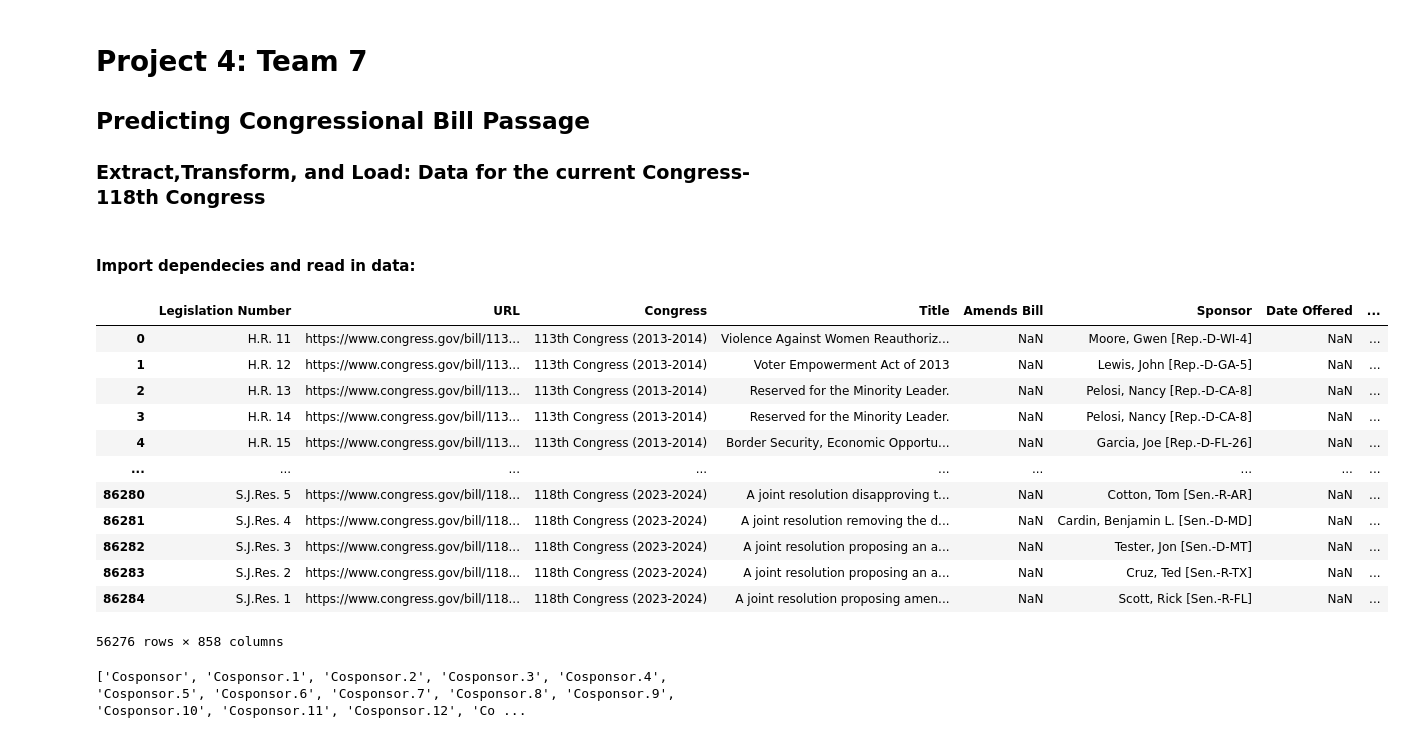
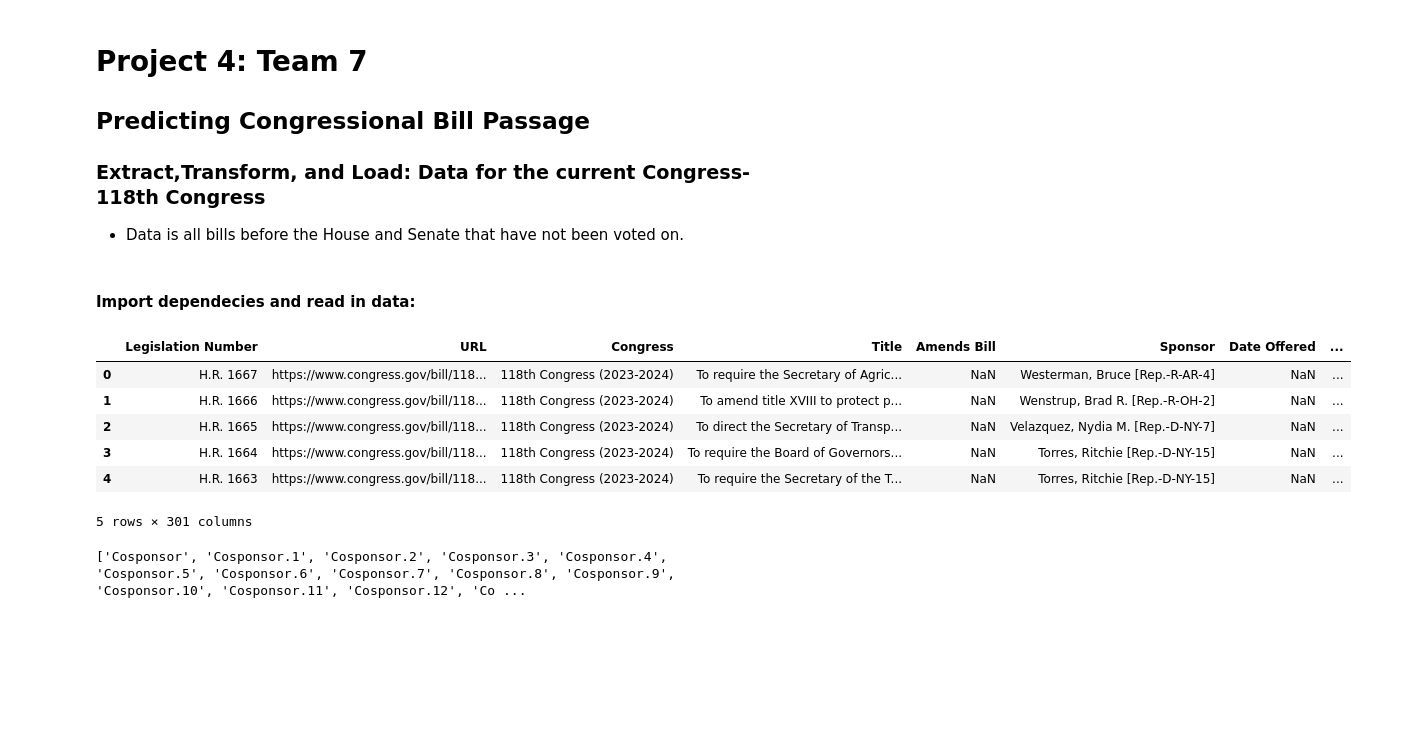
Before and after one commit to JJERANEK/Project-4, a Jupyter notebook: etl_ml_notebooks/etl_predict_currentbills.ipynb, the cells around one changed output. Saved outputs shown, nothing was run; the diff lists cells and outputs as text; code cells hidden in the pictures; blank space fills up the shorter version.

Commit message:
working on current bills predictions

```diff
--- a/etl_ml_notebooks/etl_predict_currentbills.ipynb
+++ b/etl_ml_notebooks/etl_predict_currentbills.ipynb
@@ -2,6 +2,7 @@
 # Project 4: Team 7
 ## Predicting Congressional Bill Passage
 ### Extract,Transform, and Load: Data for the current Congress- 118th Congress
+- Data is all bills before the House and Senate that have not been voted on.
 # %% [markdown]
 #### Import dependecies and read in data:
 # %%
@@ -9,44 +10,31 @@
 import pandas as pd
 import numpy as np
 # %%
-# Read in master data from S3 bucket on AWS:
-master_df = pd.read_csv('https://project-4-team7.s3.ca-central-1.amazonaws.com/c113_c118_master.csv', index_col=[0])
+# Read in currentbills.csv, this is current bills before Congress, none that have been voted on or passed:
+current_df = pd.read_csv('../Resources/currentbills.csv')
 # Split data into raw df for the House and Senata data
-df_house = master_df[master_df['Legislation Number'].str.contains("H.J|H.R.")==True]
+df_house = current_df[current_df['Legislation Number'].str.contains("H.J|H.R.")==True]
 df_house.reset_index(drop=True)
-df_senate = master_df[master_df['Legislation Number'].str.contains("S.J|S.")==True]
+df_senate = current_df[current_df['Legislation Number'].str.contains("S.J|S.")==True]
 df_senate.reset_index(drop=True)
 
 # Select only the columns that will be needed:
 df_house = df_house[['Legislation Number', 'Congress', 'Title', 'Sponsor',
        'Date of Introduction', 'Number of Cosponsors', 'Committees',
-       'Latest Action', 'Latest Action Date', 'Latest Summary', 'Subject']]
+       'Latest Action', 'Latest Action Date', 'Subject']]
 df_senate = df_senate[['Legislation Number', 'Congress', 'Title', 'Sponsor',
        'Date of Introduction', 'Number of Cosponsors', 'Committees',
-       'Latest Action', 'Latest Action Date', 'Latest Summary', 'Subject']]
-
-# Save raw house and senate files to .csv:
-# df_house.to_csv('../Resources/House_113_118.csv', index=False)
-# df_senate.to_csv('../Resources/Senate_113_118.csv', index=False)
-# Load all of these files to s3 bucket on AWS since they are too big for repo:
-# df_house = pd.read_csv('https://project-4-team7.s3.ca-central-1.amazonaws.com/House_113_118.csv', index_col=[0])
-# df_senate = pd.read_csv('https://project-4-team7.s3.ca-central-1.amazonaws.com/Senate_113_118.csv', index_col=[0])
+       'Latest Action', 'Latest Action Date', 'Subject']]
 
 # Check master df:
-master_df.head()
+current_df.head()
 # %% [output]
 |  | Legislation Number | URL | Congress | Title | Amends Bill | Sponsor | Date Offered | ... |
-| 0 | H.R. 11 | https://www.congress.gov/bill/113... | 113th Congress (2013-2014) | Violence Against Women Reauthoriz... | NaN | Moore, Gwen [Rep.-D-WI-4] | NaN | ... |
-| 1 | H.R. 12 | https://www.congress.gov/bill/113... | 113th Congress (2013-2014) | Voter Empowerment Act of 2013 | NaN | Lewis, John [Rep.-D-GA-5] | NaN | ... |
-| 2 | H.R. 13 | https://www.congress.gov/bill/113... | 113th Congress (2013-2014) | Reserved for the Minority Leader. | NaN | Pelosi, Nancy [Rep.-D-CA-8] | NaN | ... |
-| 3 | H.R. 14 | https://www.congress.gov/bill/113... | 113th Congress (2013-2014) | Reserved for the Minority Leader. | NaN | Pelosi, Nancy [Rep.-D-CA-8] | NaN | ... |
-| 4 | H.R. 15 | https://www.congress.gov/bill/113... | 113th Congress (2013-2014) | Border Security, Economic Opportu... | NaN | Garcia, Joe [Rep.-D-FL-26] | NaN | ... |
-| ... | ... | ... | ... | ... | ... | ... | ... | ... |
-| 86280 | S.J.Res. 5 | https://www.congress.gov/bill/118... | 118th Congress (2023-2024) | A joint resolution disapproving t... | NaN | Cotton, Tom [Sen.-R-AR] | NaN | ... |
-| 86281 | S.J.Res. 4 | https://www.congress.gov/bill/118... | 118th Congress (2023-2024) | A joint resolution removing the d... | NaN | Cardin, Benjamin L. [Sen.-D-MD] | NaN | ... |
-| 86282 | S.J.Res. 3 | https://www.congress.gov/bill/118... | 118th Congress (2023-2024) | A joint resolution proposing an a... | NaN | Tester, Jon [Sen.-D-MT] | NaN | ... |
-| 86283 | S.J.Res. 2 | https://www.congress.gov/bill/118... | 118th Congress (2023-2024) | A joint resolution proposing an a... | NaN | Cruz, Ted [Sen.-R-TX] | NaN | ... |
-| 86284 | S.J.Res. 1 | https://www.congress.gov/bill/118... | 118th Congress (2023-2024) | A joint resolution proposing amen... | NaN | Scott, Rick [Sen.-R-FL] | NaN | ... |
+| 0 | H.R. 1667 | https://www.congress.gov/bill/118... | 118th Congress (2023-2024) | To require the Secretary of Agric... | NaN | Westerman, Bruce [Rep.-R-AR-4] | NaN | ... |
+| 1 | H.R. 1666 | https://www.congress.gov/bill/118... | 118th Congress (2023-2024) | To amend title XVIII to protect p... | NaN | Wenstrup, Brad R. [Rep.-R-OH-2] | NaN | ... |
+| 2 | H.R. 1665 | https://www.congress.gov/bill/118... | 118th Congress (2023-2024) | To direct the Secretary of Transp... | NaN | Velazquez, Nydia M. [Rep.-D-NY-7] | NaN | ... |
+| 3 | H.R. 1664 | https://www.congress.gov/bill/118... | 118th Congress (2023-2024) | To require the Board of Governors... | NaN | Torres, Ritchie [Rep.-D-NY-15] | NaN | ... |
+| 4 | H.R. 1663 | https://www.congress.gov/bill/118... | 118th Congress (2023-2024) | To require the Secretary of the T... | NaN | Torres, Ritchie [Rep.-D-NY-15] | NaN | ... |
-56276 rows × 858 columns
+5 rows × 301 columns
 # %%
 #Get list of cosponsor columns
```
Also changed, not shown: parts of 31 cells of this notebook, 3 other files.
